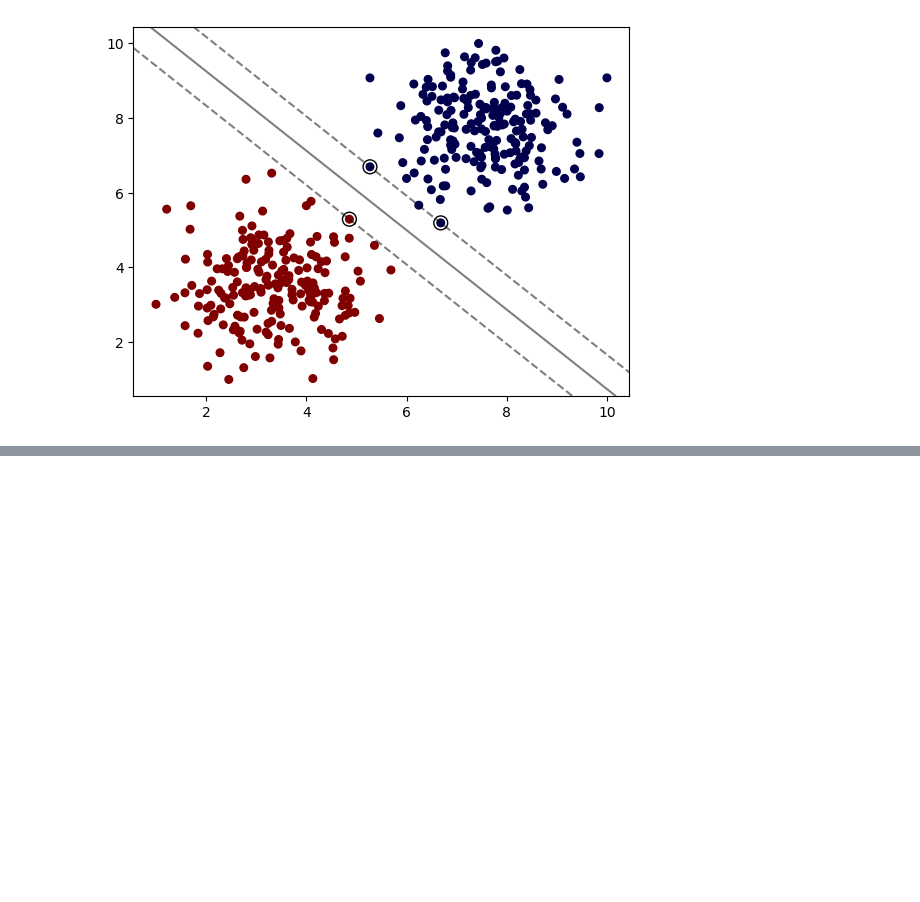
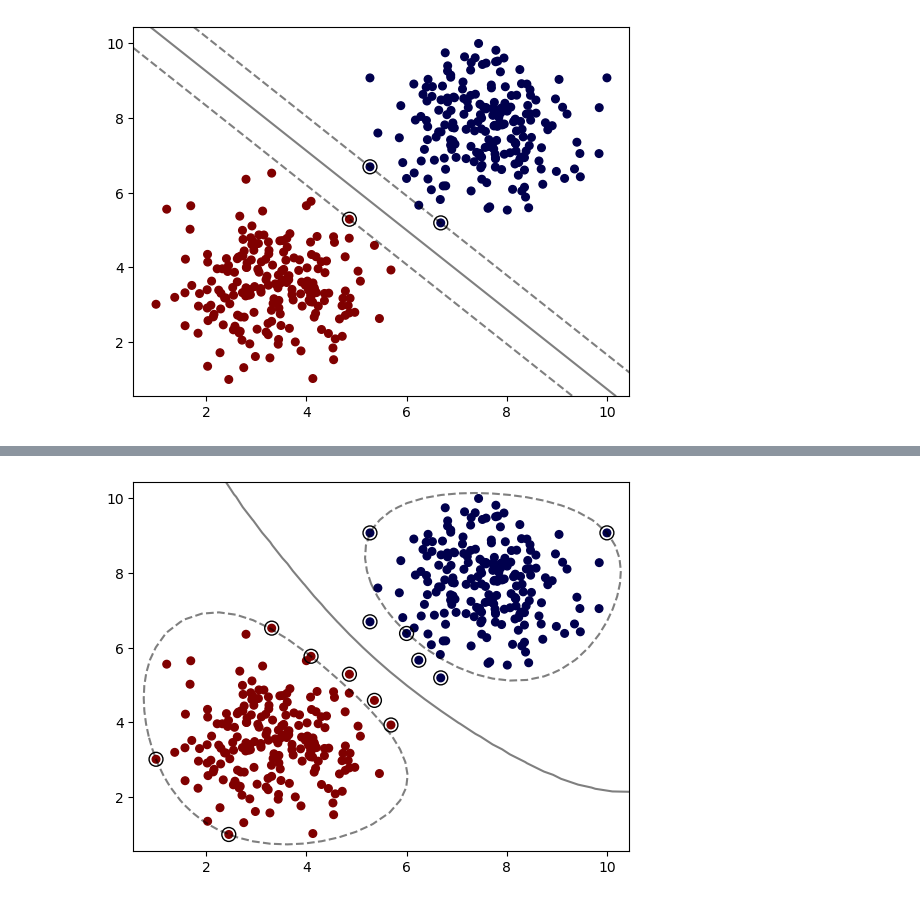
Before and after one commit to cmurray4492/PythonProjects, a Jupyter notebook: Machine_Learning/Support Vector Classification/SVM Classification Portilla.ipynb, the cells around one changed output, grey strips where cells are left out. Cells and saved outputs as stored; diff of their text form; code cells hidden in the pictures; blank space fills up the shorter version.

```diff
--- a/Machine_Learning/Support Vector Classification/SVM Classification Portilla.ipynb
+++ b/Machine_Learning/Support Vector Classification/SVM Classification Portilla.ipynb
@@ -81,0 +91,6 @@ plot_svm_boundary(model, X, y)
+# %%
+model = SVC(kernel='rbf', C=1, gamma='scale')
+model.fit(X,y)
+plot_svm_boundary(model, X, y)
+# %% [output]
+[figure, added]
```
Also changed, not shown: parts of 11 cells of this notebook, 49 other files.
